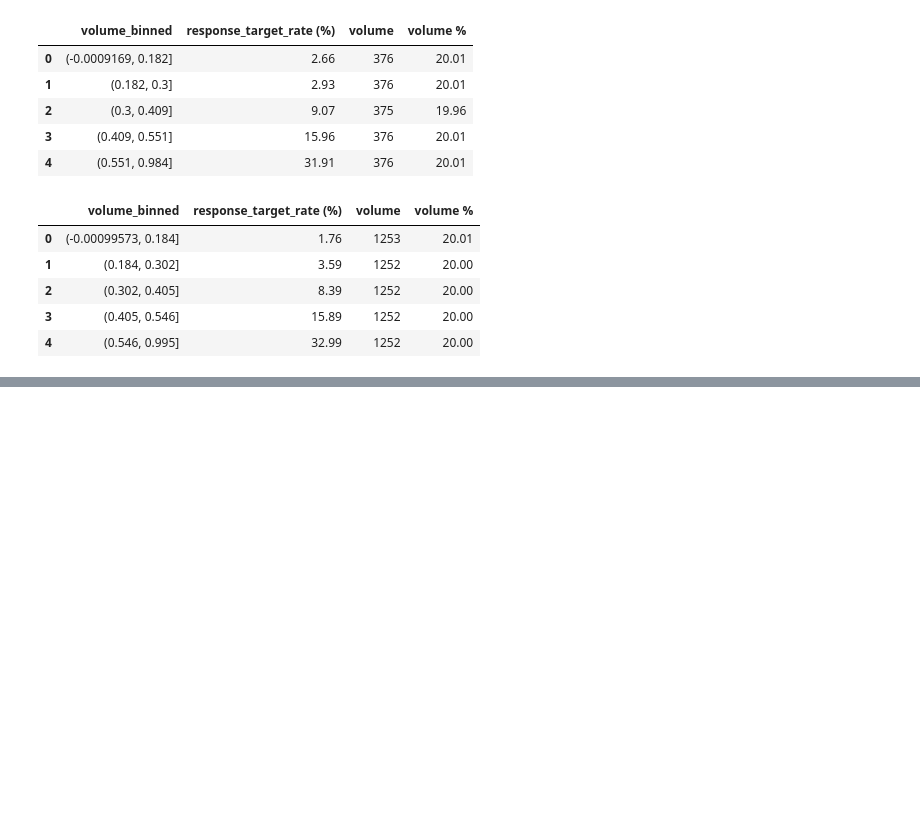
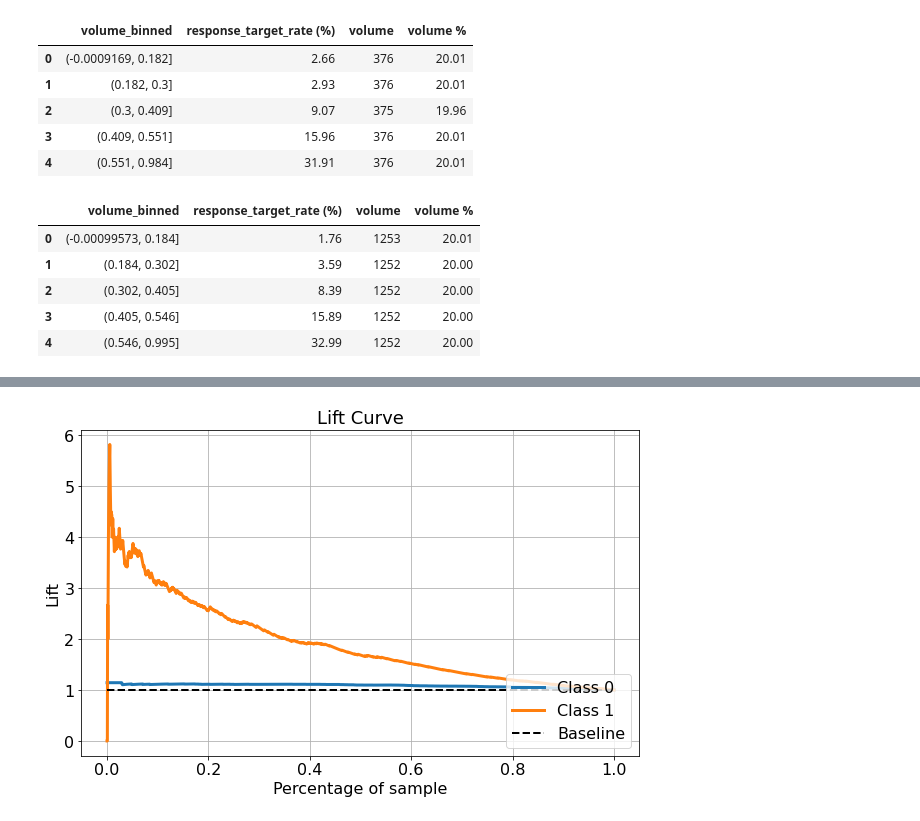
Before and after one commit to shashank-novo/response_model, a Jupyter notebook: notebook/executor.ipynb, the cells around one changed output, grey strips where cells are left out. Saved outputs shown, nothing was run; the diff lists cells and outputs as text; code cells hidden in the pictures; blank space fills up the shorter version.

```diff
--- a/notebook/executor.ipynb
+++ b/notebook/executor.ipynb
@@ -473,0 +524,6 @@ all_ro
+# %%
+#Lift Chart test
+skplt.metrics.plot_lift_curve(np.array(y_test), model.predict_proba(temp_test[selected_features]), figsize=(10, 6), title_fontsize=18, text_fontsize=16)
+plt.show()
+# %% [output]
+[figure, added]
```
Also changed, not shown: parts of 10 cells of this notebook.
